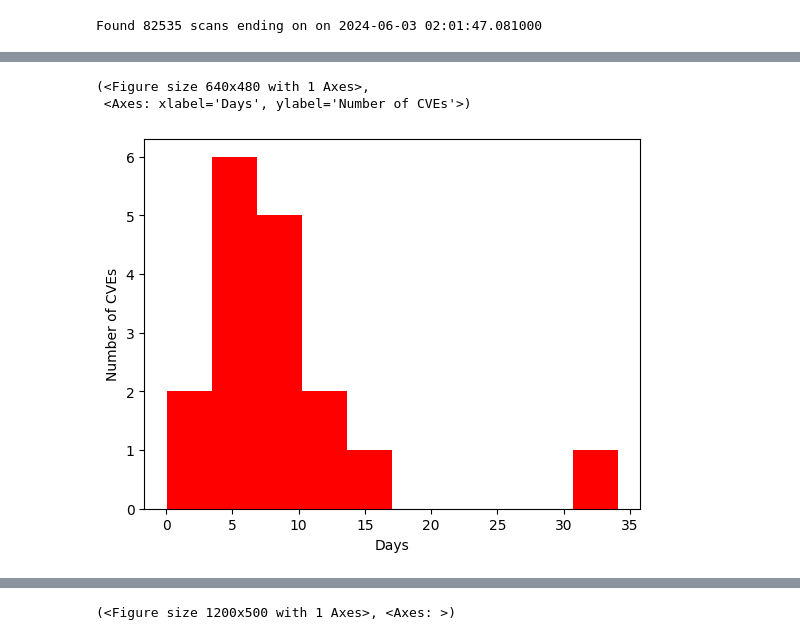
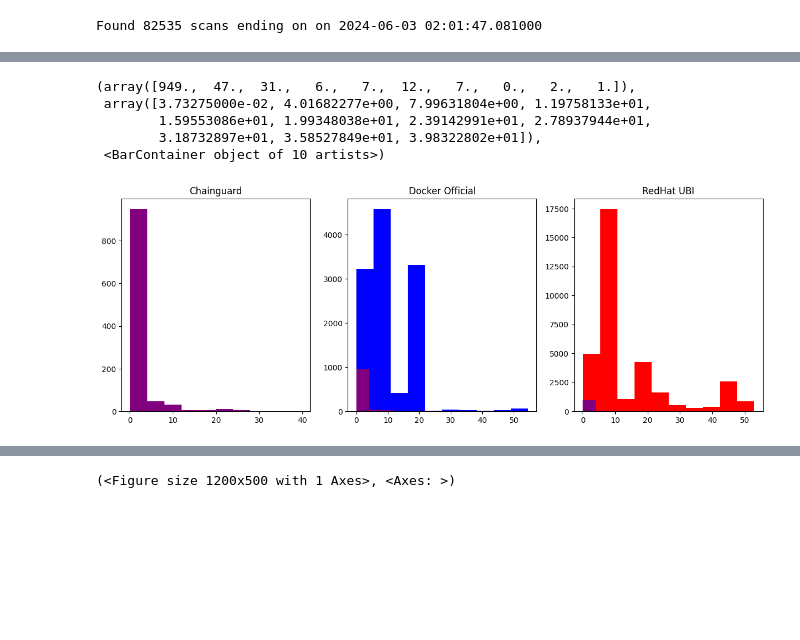
Before and after one commit to paulgibert/chainguard-gallery, a Jupyter notebook: notebooks/analysis-broken.ipynb, the cells around one changed output, grey strips where cells are left out. Cells and saved outputs as stored; diff of their text form; code cells hidden in the pictures; blank space fills up the shorter version.

Commit message:
Created new hist plots

```diff
--- a/notebooks/analysis-broken.ipynb
+++ b/notebooks/analysis-broken.ipynb
@@ -107,9 +109,37 @@ rtime_hist(cgr_tab)
-# %%
-severe_df = cgr_tab._df.copy()
-severe_df = severe_df[severe_df["severity"].isin(["critical", "high"])]
-cgr_severe_tab = RemediationTable(severe_df)
-rtime_hist(cgr_severe_tab, color="red")
-# %% [output]
-(<Figure size 640x480 with 1 Axes>,
- <Axes: xlabel='Days', ylabel='Number of CVEs'>)
-[figure, removed]
+# %%
+fig, ax = plt.subplots(nrows=1, ncols=3, figsize=(15,5))
+
+# Chainguard
+_tab = resolved_tab.filter(label="cgr-public")
+_y = _tab.remediated()["rtime"] / 24
+ax[0].hist(_y, color="purple")
+ax[0].set_title("Chainguard")
+
+# Docker Official
+_tab = resolved_tab.filter(label="docker-official")
+_y = _tab.remediated()["rtime"] / 24
+ax[1].hist(_y, color="blue")
+ax[1].set_title("Docker Official")
+
+# Chainguard vs Docker Official
+_tab = resolved_tab.filter(label="cgr-public")
+_y = _tab.remediated()["rtime"] / 24
+ax[1].hist(_y, color="purple")
+
+# RHEL
+_tab = resolved_tab.filter(label="ubi")
+_y = _tab.remediated()["rtime"] / 24
+ax[2].hist(_y, color="red")
+ax[2].set_title("RedHat UBI")
+
+# Chainguard vs RHEL
+_tab = resolved_tab.filter(label="cgr-public")
+_y = _tab.remediated()["rtime"] / 24
+ax[2].hist(_y, color="purple")
+# %% [output]
+(array([949.,  47.,  31.,   6.,   7.,  12.,   7.,   0.,   2.,   1.]),
+ array([3.73275000e-02, 4.01682277e+00, 7.99631804e+00, 1.19758133e+01,
+        1.59553086e+01, 1.99348038e+01, 2.39142991e+01, 2.78937944e+01,
+        3.18732897e+01, 3.58527849e+01, 3.98322802e+01]),
+ <BarContainer object of 10 artists>)
+[figure, added]
```
Also changed, not shown: parts of 7 cells of this notebook.
